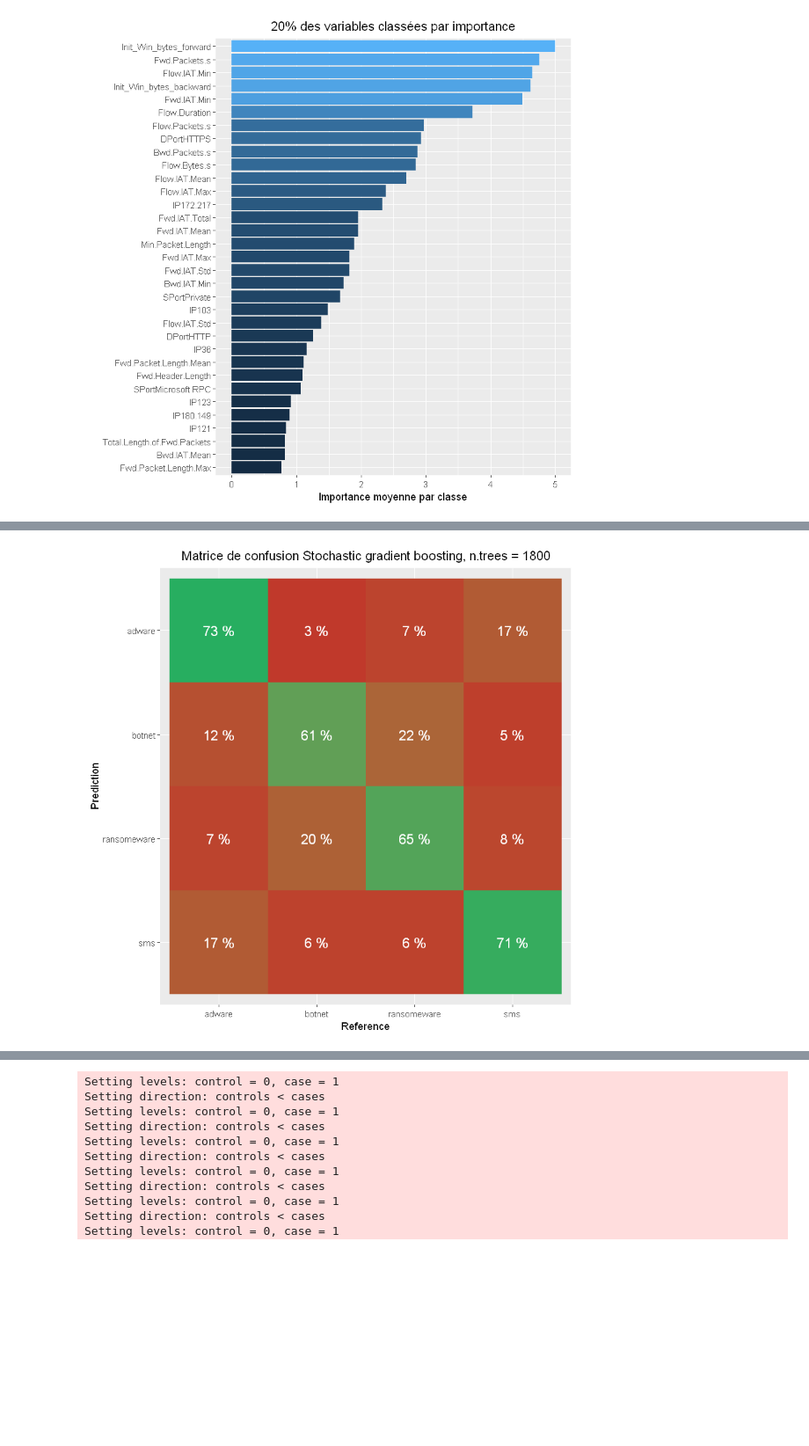
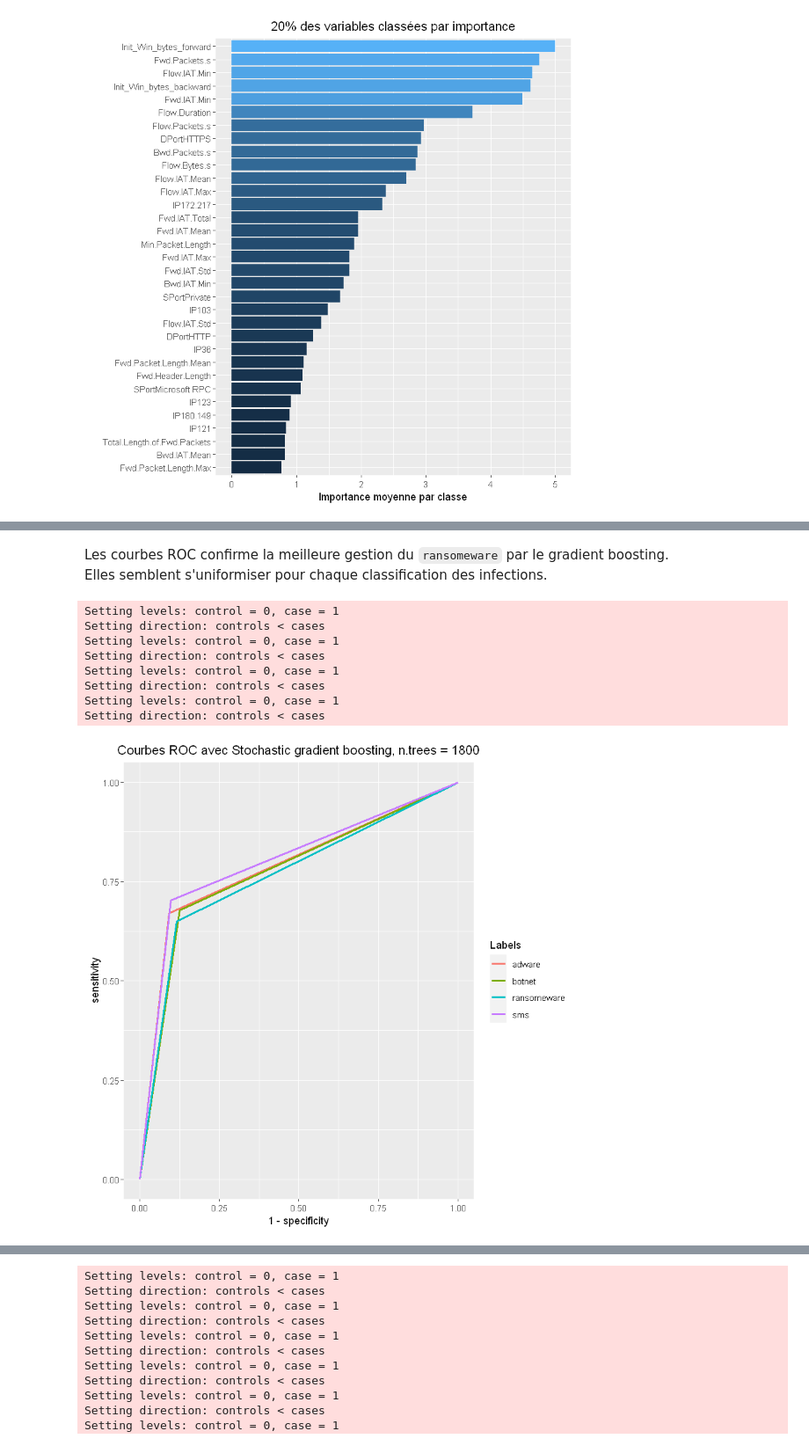
Before and after one commit to Lrakotoson/M_R, a Jupyter notebook: S2/Classification/Project/jet1.ipynb, the cells around one changed output, grey strips where cells are left out. Shown at 88% size. Saved outputs shown, nothing was run; the diff lists cells and outputs as text; code cells hidden in the pictures; blank space fills up the shorter version.

Commit message:
Classif | End text

```diff
--- a/S2/Classification/Project/jet1.ipynb
+++ b/S2/Classification/Project/jet1.ipynb
@@ -387,7 +387,7 @@ confmatrix <- function(test, pred){
     return(plot)
 }
 # %%
-multiroc <- function(Y, Y_pred){
+multiroc <- function(Y_pred, Y){
     #' Renvoie les courbes ROC de chaque classe
 
     predicted <- tibble(
@@ -410,7 +410,7 @@ multiroc <- function(Y, Y_pred){
             )
         )
 
-        roclist[[label]] <- roc(one_rest$Y, one_rest$Y_pred)
+        roclist[[label]] <- roc(one_rest$Y_pred, one_rest$Y)
     }
 
     plot <- roclist %>% ggroc(aes = "color", size = 1, legacy.axes = TRUE) +
@@ -829,3 +924,22 @@ gbm_tune <- data.frame(
     n.minobsinnode = rep(10, 14),
     n.trees = seq(1100, 2400, by = 100)
 )
+
+cl <- makePSOCKcluster(4)
+registerDoParallel(cl)
+set.seed(2020)
+
+gbm_cv <- train(
+    Label ~ .,
+    data = train_gbm,
+    method = "gbm",
+    metric = "AUC",
+    trControl = tune_control,
+    tuneGrid = gbm_tune,
+    verbose = FALSE
+)
+
+on.exit(stopCluster(cl))
+
+plotmetrics(gbm_cv, "n.trees") +
+labs(title = "AUC et Accuracy en fonction du nombre d'arbres")
@@ -832,15 +947,0 @@ gbm_tune <- data.frame(
-# %%
-cl <- makePSOCKcluster(4)
-registerDoParallel(cl)
-set.seed(2020)
-
-gbm_cv <- train(
-    Label ~ .,
-    data = train_gbm,
-    method = "gbm",
-    metric = "AUC",
-    trControl = tune_control,
-    tuneGrid = gbm_tune
-)
-
-on.exit(stopCluster(cl))
@@ -873,5 +958,16 @@ pred_gbm <- predict(gbm_cv, newdata = test_gbm)
+# %% [markdown]
+Les courbes ROC confirme la meilleure gestion du `ransomeware` par le gradient boosting.
+Elles semblent s'uniformiser pour chaque classification des infections.
 # %%
-confmatrix(test_gbm$Label, pred_gbm) +
-labs(title = "Matrice de confusion Stochastic gradient boosting, n.trees = 1800")
+multiroc(pred_gbm, test_gbm$Label) +
+labs(title = "Courbes ROC avec Stochastic gradient boosting, n.trees = 1800")
 # %% [output]
+Setting levels: control = 0, case = 1
+Setting direction: controls < cases
+Setting levels: control = 0, case = 1
+Setting direction: controls < cases
+Setting levels: control = 0, case = 1
+Setting direction: controls < cases
+Setting levels: control = 0, case = 1
+Setting direction: controls < cases
-[figure, old version]
+[figure, new version]
```
Also changed, not shown: parts of 63 cells of this notebook.
